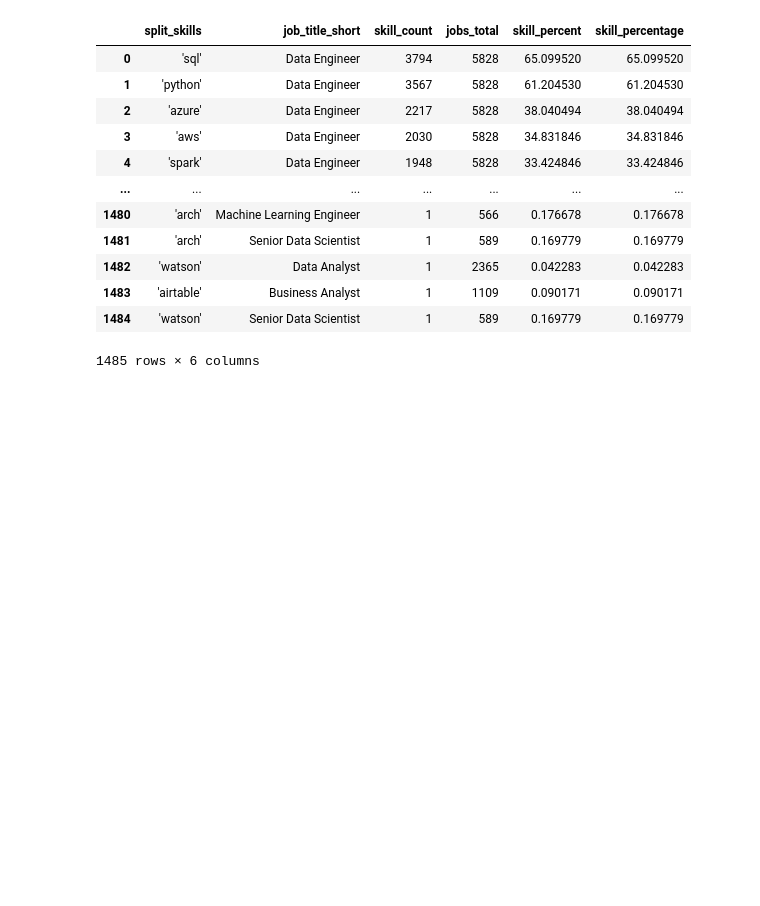
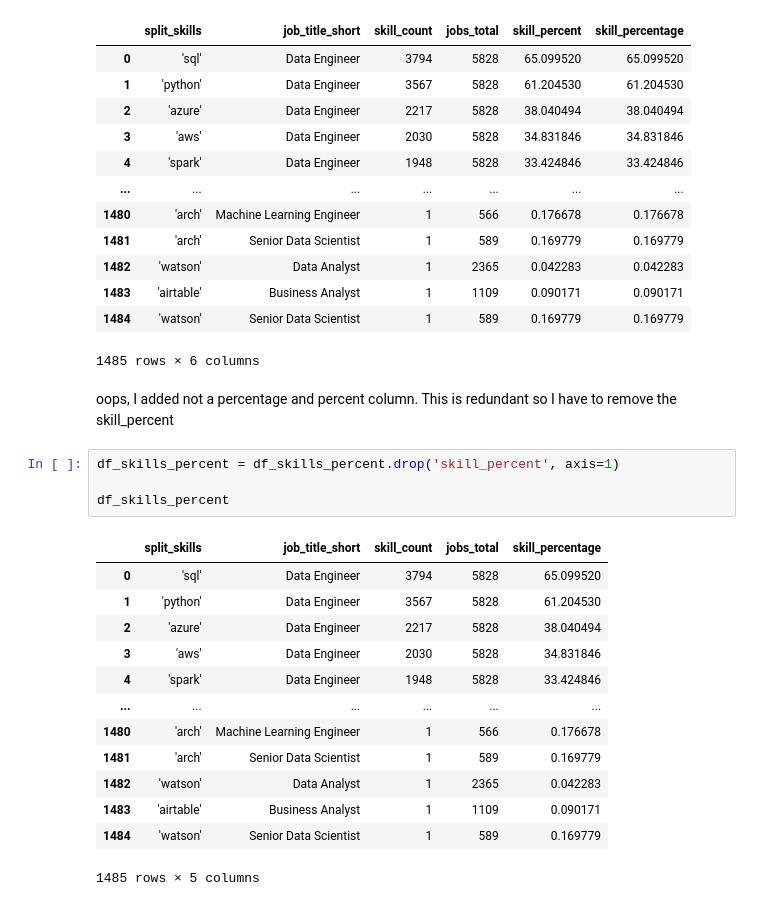
Before and after one commit to GeoffreyBarnesData/Python_Data_Project, a Jupyter notebook: Project/2_Skills_Count.ipynb, the cells around one changed output. Cells and saved outputs as stored; diff of their text form; blank space fills up the shorter version.

```diff
--- a/Project/2_Skills_Count.ipynb
+++ b/Project/2_Skills_Count.ipynb
@@ -266,3 +266,23 @@ df_skills_percent
 | 1483 | 'airtable' | Business Analyst | 1 | 1109 | 0.090171 | 0.090171 |
 | 1484 | 'watson' | Senior Data Scientist | 1 | 589 | 0.169779 | 0.169779 |
 1485 rows × 6 columns
+# %% [markdown]
+oops, I added not a percentage and percent column. This is redundant so I have to remove the skill_percent
+# %%
+df_skills_percent = df_skills_percent.drop('skill_percent', axis=1)
+
+df_skills_percent
+# %% [output]
+|  | split_skills | job_title_short | skill_count | jobs_total | skill_percentage |
+| 0 | 'sql' | Data Engineer | 3794 | 5828 | 65.099520 |
+| 1 | 'python' | Data Engineer | 3567 | 5828 | 61.204530 |
+| 2 | 'azure' | Data Engineer | 2217 | 5828 | 38.040494 |
+| 3 | 'aws' | Data Engineer | 2030 | 5828 | 34.831846 |
+| 4 | 'spark' | Data Engineer | 1948 | 5828 | 33.424846 |
+| ... | ... | ... | ... | ... | ... |
+| 1480 | 'arch' | Machine Learning Engineer | 1 | 566 | 0.176678 |
+| 1481 | 'arch' | Senior Data Scientist | 1 | 589 | 0.169779 |
+| 1482 | 'watson' | Data Analyst | 1 | 2365 | 0.042283 |
+| 1483 | 'airtable' | Business Analyst | 1 | 1109 | 0.090171 |
+| 1484 | 'watson' | Senior Data Scientist | 1 | 589 | 0.169779 |
+1485 rows × 5 columns
```
Also changed, not shown: parts of 4 cells of this notebook, 1 other file.
